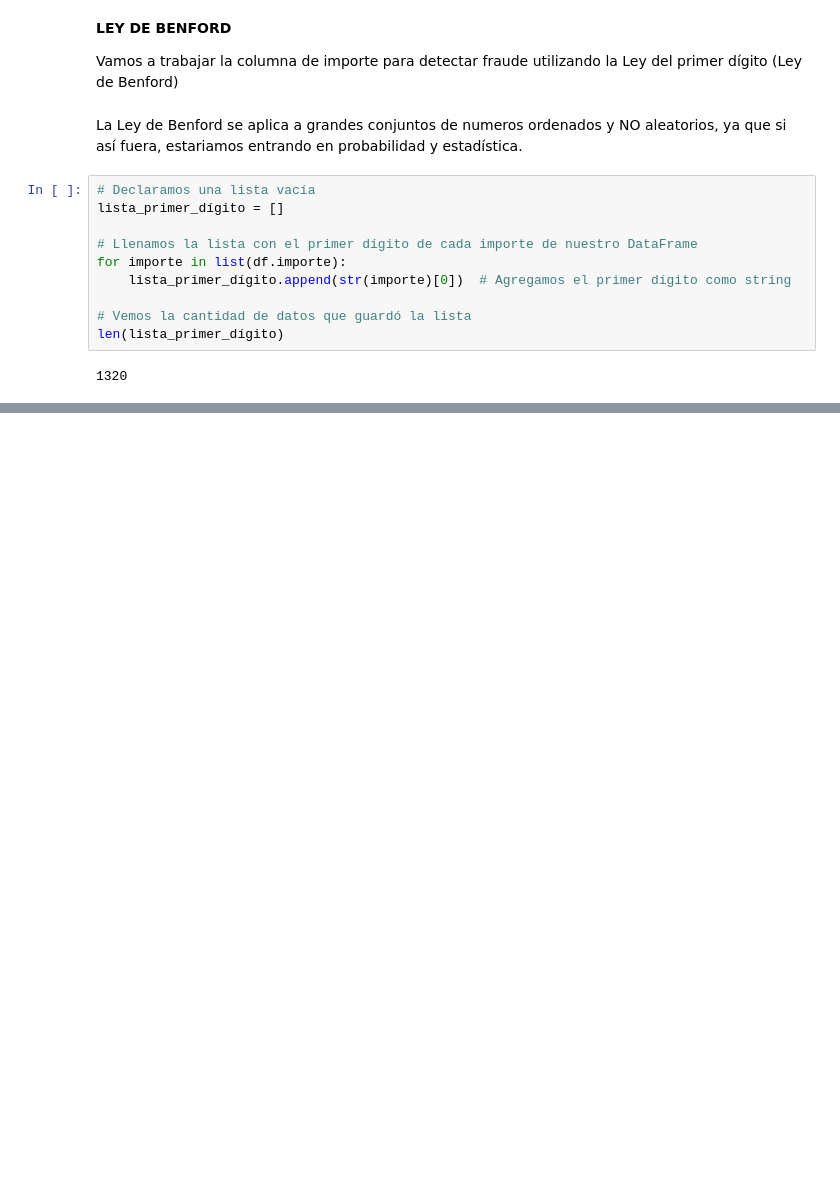
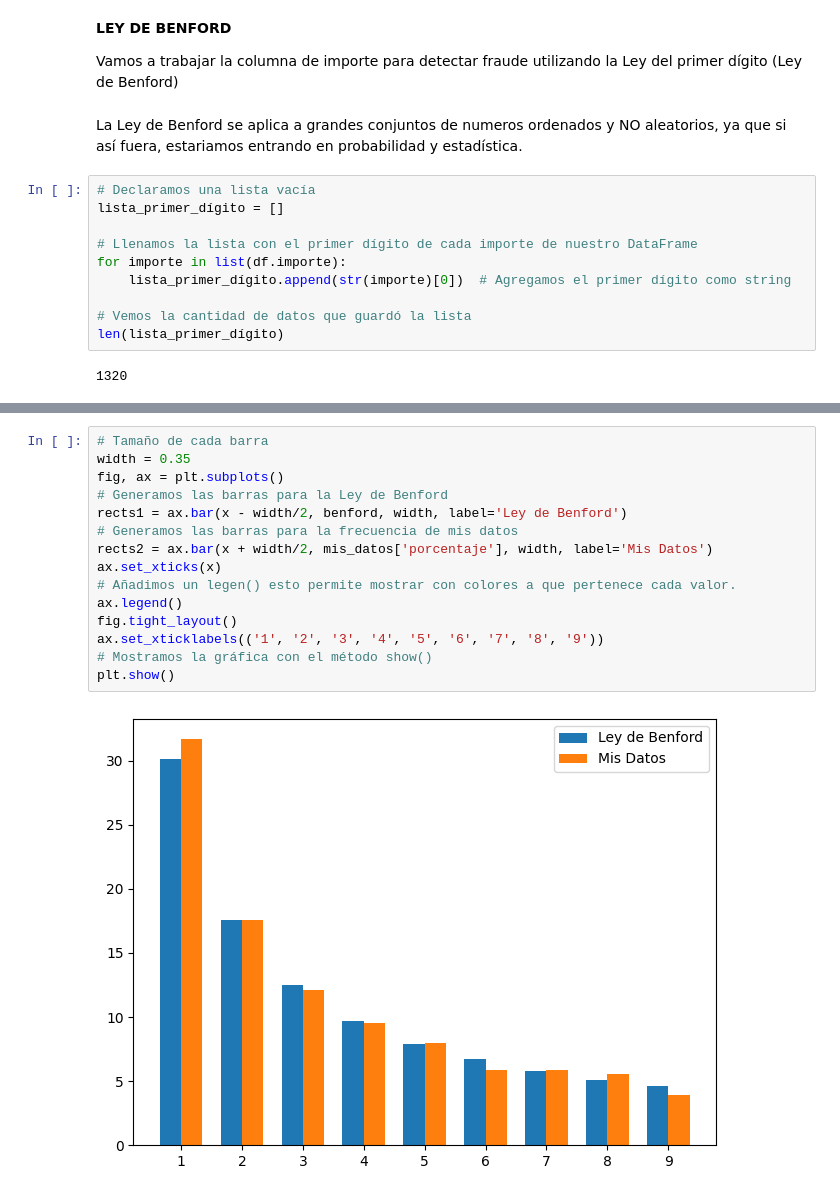
Before and after one commit to francovillagra/Ciencia-de-datos-para-Auditores, a Jupyter notebook: Modulo 2.ipynb, the cells around one changed output, grey strips where cells are left out. Drawn from its saved outputs; the diff is of its cells as text; blank space fills up the shorter version.

Commit message:
finalizando modulo 2 Ciencia de Datos

```diff
--- a/Modulo 2.ipynb
+++ b/Modulo 2.ipynb
@@ -924,0 +1003,17 @@ len(lista_primer_dígito)
+# %%
+# Tamaño de cada barra
+width = 0.35
+fig, ax = plt.subplots()
+# Generamos las barras para la Ley de Benford
+rects1 = ax.bar(x - width/2, benford, width, label='Ley de Benford')
+# Generamos las barras para la frecuencia de mis datos
+rects2 = ax.bar(x + width/2, mis_datos['porcentaje'], width, label='Mis Datos')
+ax.set_xticks(x)
+# Añadimos un legen() esto permite mostrar con colores a que pertenece cada valor.
+ax.legend()
+fig.tight_layout()
+ax.set_xticklabels(('1', '2', '3', '4', '5', '6', '7', '8', '9'))
+# Mostramos la gráfica con el método show()
+plt.show()
+# %% [output]
+[figure, added]
```
Also changed, not shown: parts of 10 cells of this notebook.
